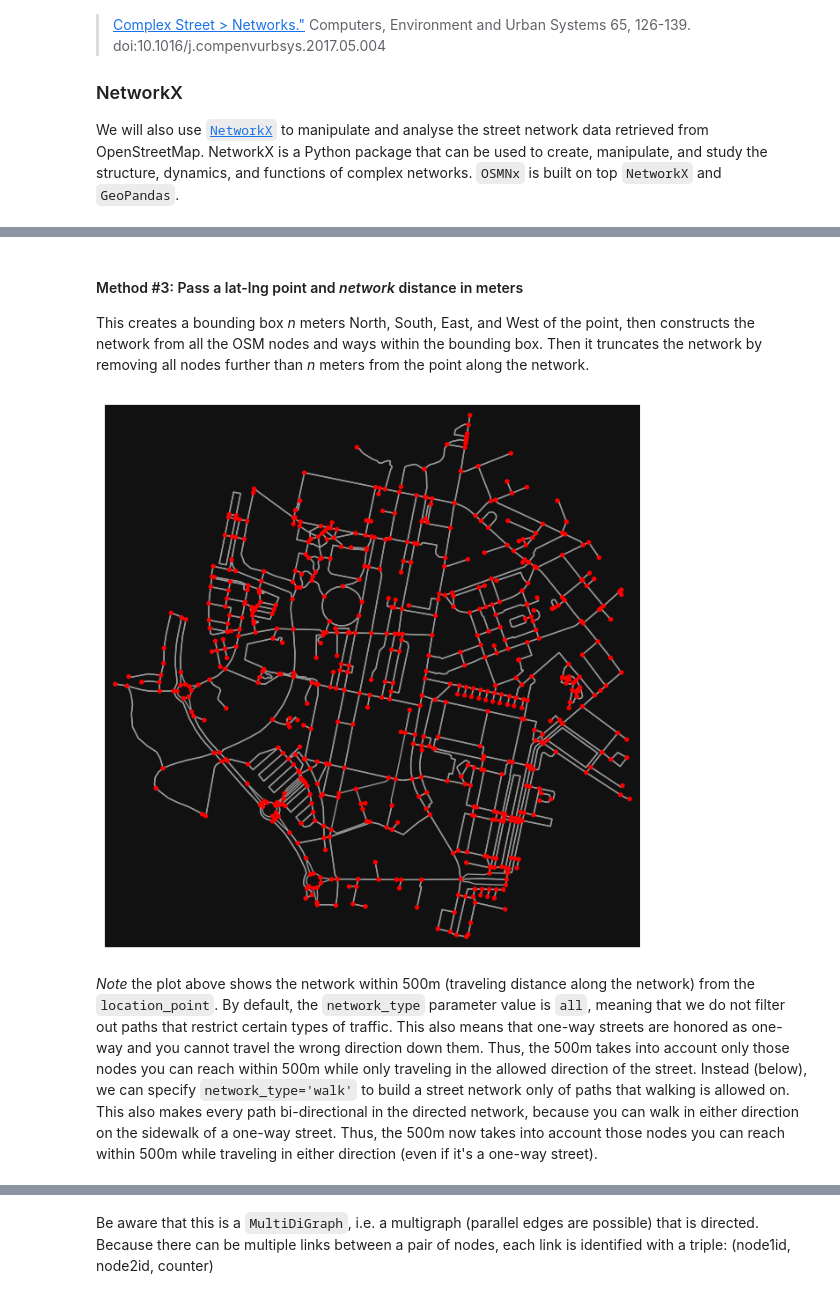
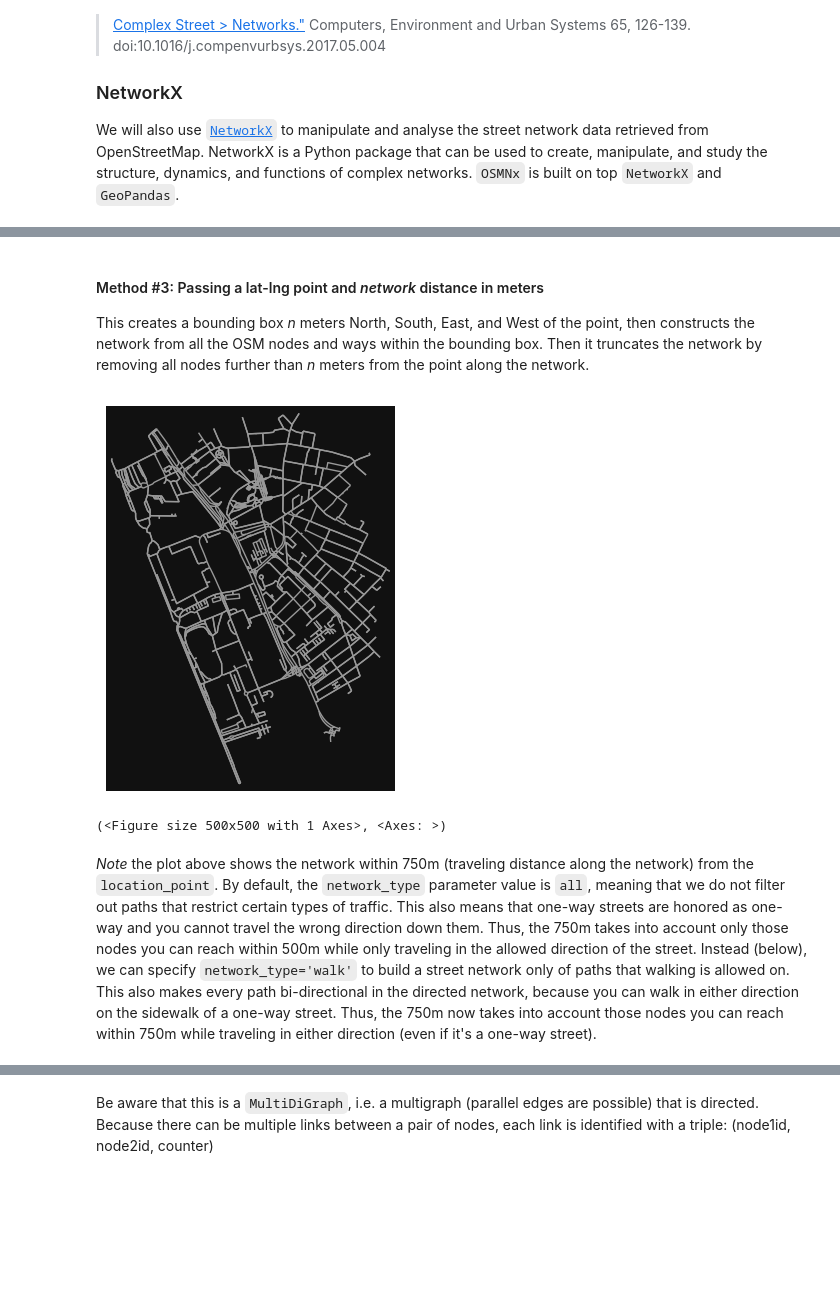
Before and after one commit to GDSL-UL/wma, a Jupyter notebook: labs/w07_OSM.ipynb, the cells around one changed output, grey strips where cells are left out. Saved outputs shown, nothing was run; the diff lists cells and outputs as text; code cells hidden in the pictures; blank space fills up the shorter version.

```diff
--- a/labs/w07_OSM.ipynb
+++ b/labs/w07_OSM.ipynb
@@ -128,13 +129,15 @@ ox.plot_graph(G, node_color="r");
 # %% [markdown]
-#### Method #3: Pass a lat-lng point and *network* distance in meters ####
+#### Method #3: Passing a lat-lng point and *network* distance in meters
 
 This creates a bounding box *n* meters North, South, East, and West of the point, then constructs the network from all the OSM nodes and ways within the bounding box. Then it truncates the network by removing all nodes further than *n* meters from the point along the network.
 # %%
-# same point again, but create network only of nodes within 750m along the network from point
-G1 = ox.graph_from_point(location_point, dist=750, dist_type="network")
-ox.plot_graph(G1, node_color="r");
+location_point = (53.40, -2.99)
+# create network only of nodes within 750m along the network from point
+G1 = ox.graph_from_point(location_point, dist=1000, dist_type="network")
+ox.plot_graph(G1, node_color="none", figsize=(5,5))
 # %% [output]
-[figure, old version]
+[figure, new version]
+(<Figure size 500x500 with 1 Axes>, <Axes: >)
 # %% [markdown]
-*Note* the plot above shows the network within 500m (traveling distance along the network) from the `location_point`. By default, the `network_type` parameter value is `all`, meaning that we do not filter out paths that restrict certain types of traffic. This also means that one-way streets are honored as one-way and you cannot travel the wrong direction down them. Thus, the 500m takes into account only those nodes you can reach within 500m while only traveling in the allowed direction of the street. Instead (below), we can specify `network_type='walk'` to build a street network only of paths that walking is allowed on. This also makes every path bi-directional in the directed network, because you can walk in either direction on the sidewalk of a one-way street. Thus, the 500m now takes into account those nodes you can reach within 500m while traveling in either direction (even if it's a one-way street).
+*Note* the plot above shows the network within 750m (traveling distance along the network) from the `location_point`. By default, the `network_type` parameter value is `all`, meaning that we do not filter out paths that restrict certain types of traffic. This also means that one-way streets are honored as one-way and you cannot travel the wrong direction down them. Thus, the 750m takes into account only those nodes you can reach within 500m while only traveling in the allowed direction of the street. Instead (below), we can specify `network_type='walk'` to build a street network only of paths that walking is allowed on. This also makes every path bi-directional in the directed network, because you can walk in either direction on the sidewalk of a one-way street. Thus, the 750m now takes into account those nodes you can reach within 750m while traveling in either direction (even if it's a one-way street).
 # %%
```
Also changed, not shown: parts of 124 cells of this notebook.
